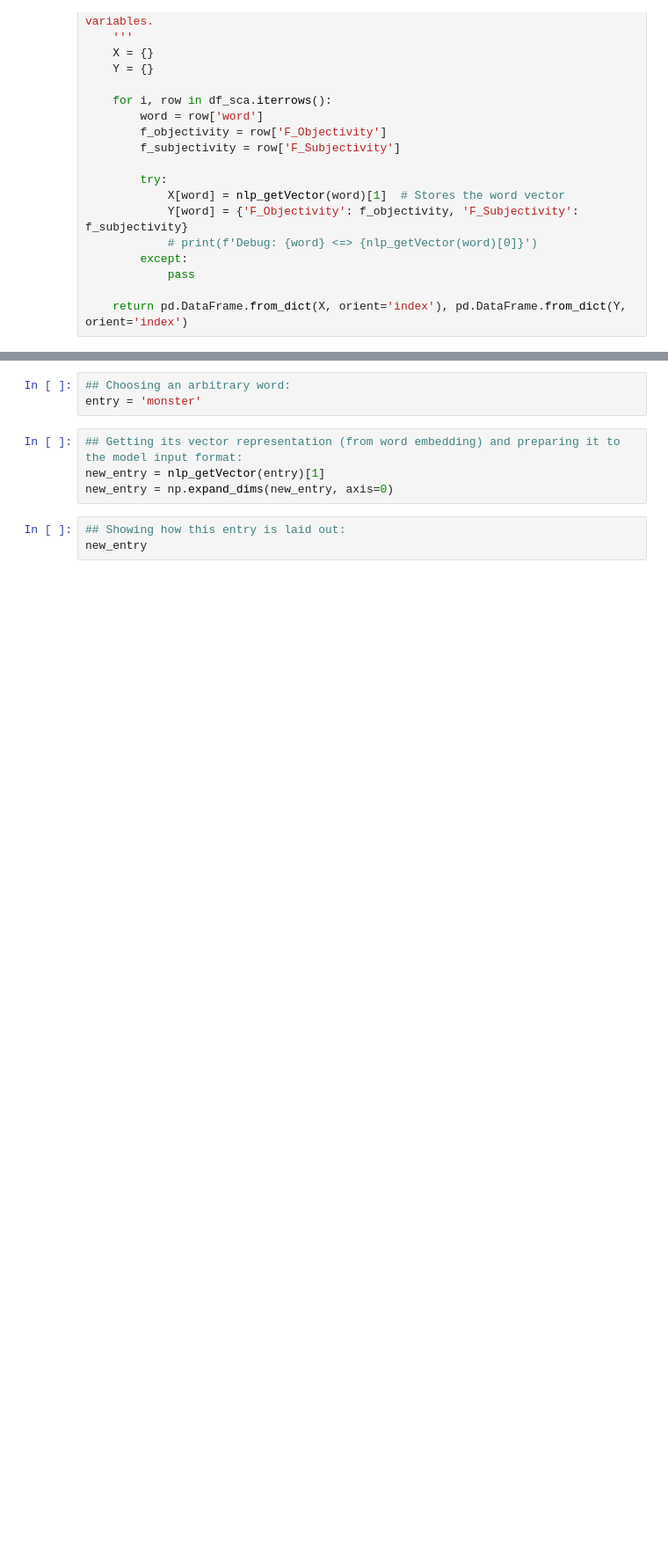
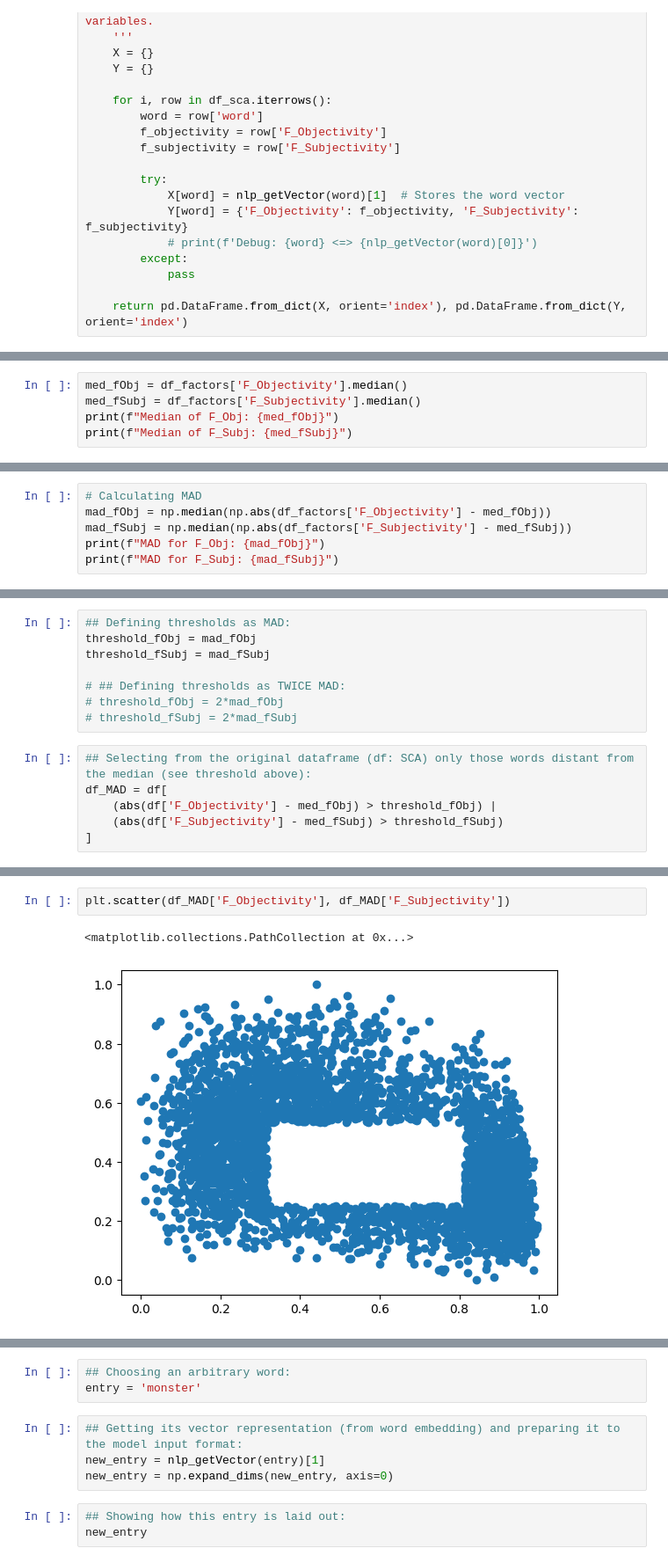
Before and after one commit to tbnsilveira/semantic_classifier, a Jupyter notebook: notebooks/Exp01_SCA_WE.ipynb, the cells around one changed output, grey strips where cells are left out. Shown: that part at 88% size. Cells and saved outputs as stored; diff of their text form; blank space fills up the shorter version.

```diff
--- a/notebooks/Exp01_SCA_WE.ipynb
+++ b/notebooks/Exp01_SCA_WE.ipynb
@@ -477,0 +497,5 @@ Test Accuracy: 87.52%
+# %%
+med_fObj = df_factors['F_Objectivity'].median()
+med_fSubj = df_factors['F_Subjectivity'].median()
+print(f"Median of F_Obj: {med_fObj}")
+print(f"Median of F_Subj: {med_fSubj}")
@@ -477,0 +505,6 @@ Test Accuracy: 87.52%
+# %%
+# Calculating MAD
+mad_fObj = np.median(np.abs(df_factors['F_Objectivity'] - med_fObj))
+mad_fSubj = np.median(np.abs(df_factors['F_Subjectivity'] - med_fSubj))
+print(f"MAD for F_Obj: {mad_fObj}")
+print(f"MAD for F_Subj: {mad_fSubj}")
@@ -477,0 +514,14 @@ Test Accuracy: 87.52%
+# %%
+## Defining thresholds as MAD:
+threshold_fObj = mad_fObj
+threshold_fSubj = mad_fSubj
+
+# ## Defining thresholds as TWICE MAD:
+# threshold_fObj = 2*mad_fObj
+# threshold_fSubj = 2*mad_fSubj
+# %%
+## Selecting from the original dataframe (df: SCA) only those words distant from the median (see threshold above):
+df_MAD = df[
+    (abs(df['F_Objectivity'] - med_fObj) > threshold_fObj) |
+    (abs(df['F_Subjectivity'] - med_fSubj) > threshold_fSubj)
+]
@@ -477,0 +548,5 @@ Test Accuracy: 87.52%
+# %%
+plt.scatter(df_MAD['F_Objectivity'], df_MAD['F_Subjectivity'])
+# %% [output]
+<matplotlib.collections.PathCollection at 0x...>
+[figure, added]
```
Also changed, not shown: parts of 119 cells of this notebook.
